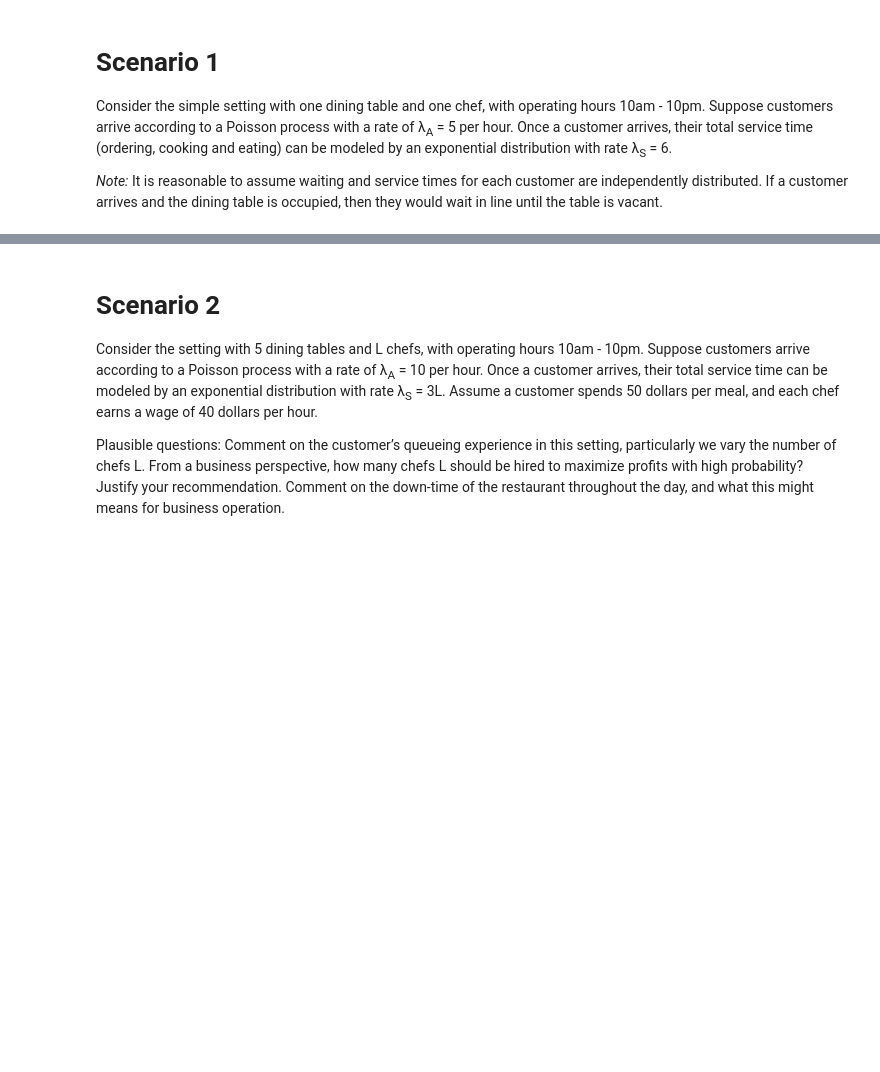
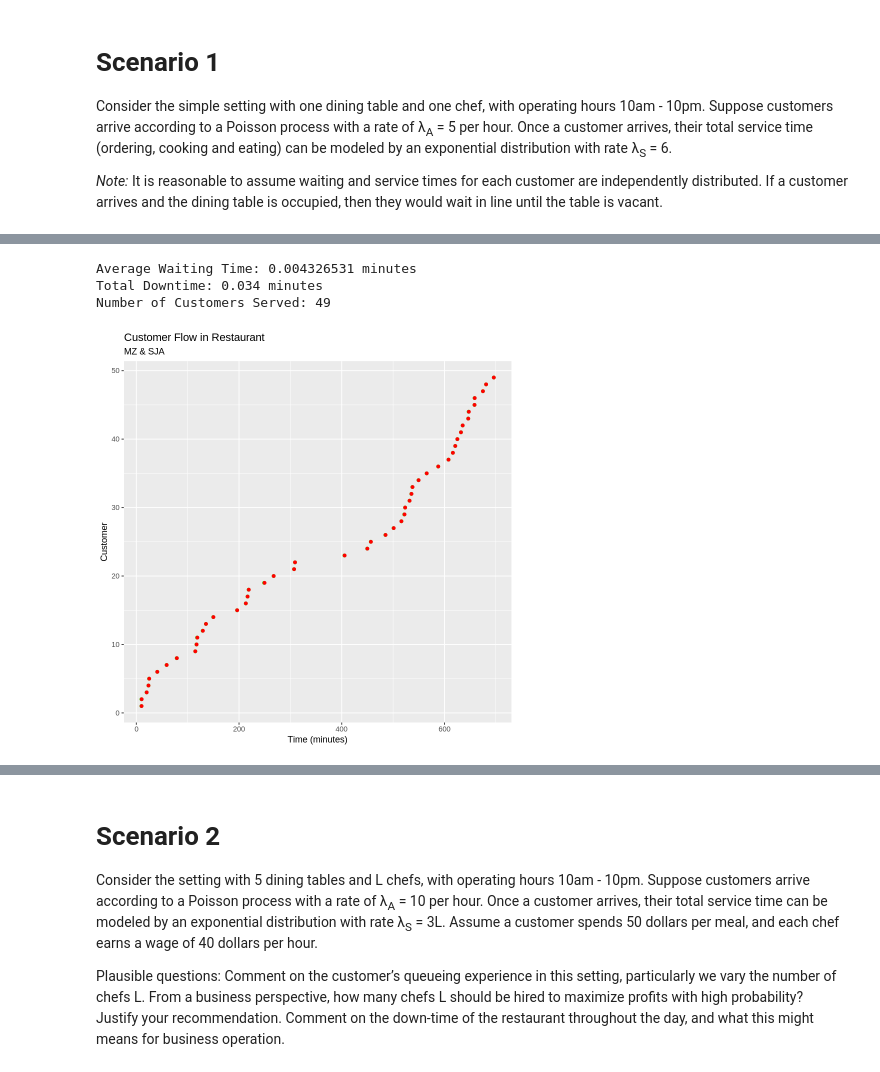
Before and after one commit to zoraizmohammad/dukeClasses, a Jupyter notebook: sta240/finalProject/STA240FinalSimulation.ipynb, the cells around one changed output, grey strips where cells are left out. Saved outputs shown, nothing was run; the diff lists cells and outputs as text; code cells hidden in the pictures; blank space fills up the shorter version.

```diff
--- a/sta240/finalProject/STA240FinalSimulation.ipynb
+++ b/sta240/finalProject/STA240FinalSimulation.ipynb
@@ -24,0 +50,10 @@ hours 10am - 10pm. Suppose customers arrive according to a Poisson process with
+# %%
+generate_service_times <- function(lambda, num_customers) {
+  rexp(num_customers, rate = lambda)
+}
+
+# Example
+lambda_S <- 6
+service_times <- round(generate_service_times(lambda_S, length(arrival_times)), digits = 3)
+
+return (service_times)
@@ -24,0 +120,36 @@ hours 10am - 10pm. Suppose customers arrive according to a Poisson process with
+# %%
+summarize_simulation <- function(simulation) {
+  avg_waiting_time <- mean(simulation$waiting_times)
+  total_downtime <- simulation$downtime
+  num_customers <- length(simulation$arrival_times)
+
+  cat("Average Waiting Time:", avg_waiting_time, "minutes\n")
+  cat("Total Downtime:", total_downtime, "minutes\n")
+  cat("Number of Customers Served:", num_customers, "\n")
+}
+
+summarize_simulation(simulation_result)
+# %% [output]
+Average Waiting Time: 0.004326531 minutes
+Total Downtime: 0.034 minutes
+Number of Customers Served: 49
+# %%
+library(ggplot2)
+
+plot_simulation <- function(simulation) {
+  df <- data.frame(
+    Customer = 1:length(simulation$arrival_times),
+    Arrival = simulation$arrival_times,
+    Start = simulation$start_times,
+    End = simulation$end_times
+  )
+  ggplot(df) +
+    geom_segment(aes(x = Arrival, xend = End, y = Customer, yend = Customer), color = "blue") +
+    geom_point(aes(x = Arrival, y = Customer), color = "green") +
+    geom_point(aes(x = End, y = Customer), color = "red") +
+    labs(x = "Time (minutes)", y = "Customer", title = "Customer Flow in Restaurant", subtitle = "MZ & SJA")
+}
+
+plot_simulation(simulation_result)
+# %% [output]
+[figure, added]
```
Also changed, not shown: parts of 13 cells of this notebook.
